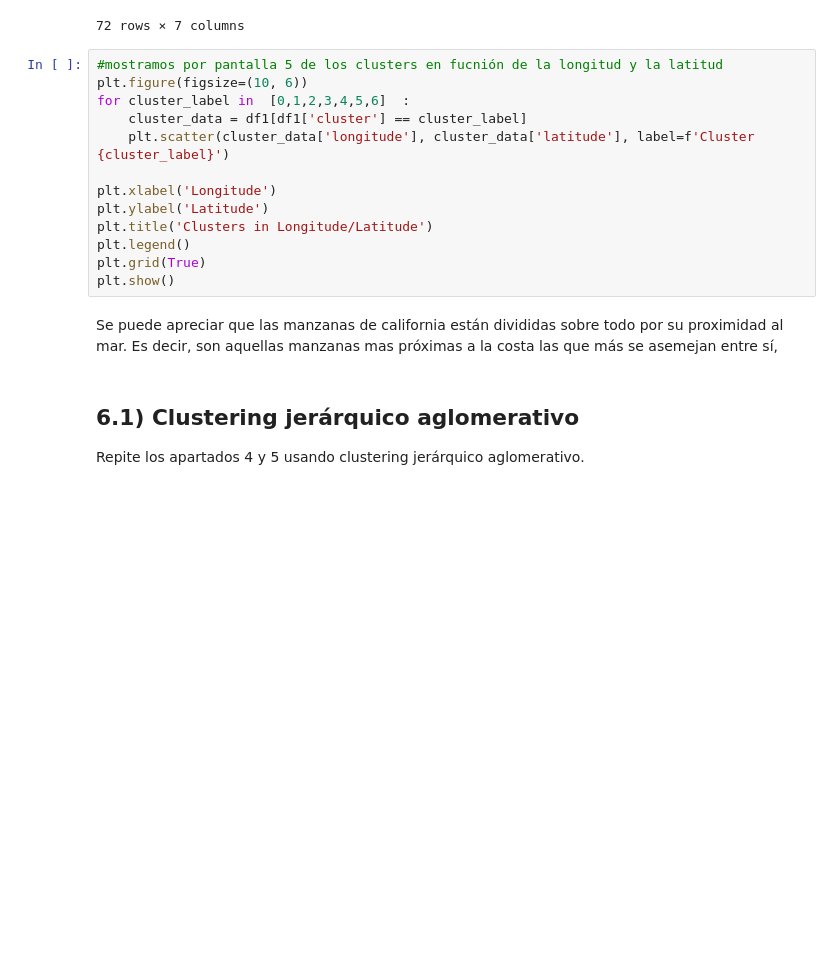
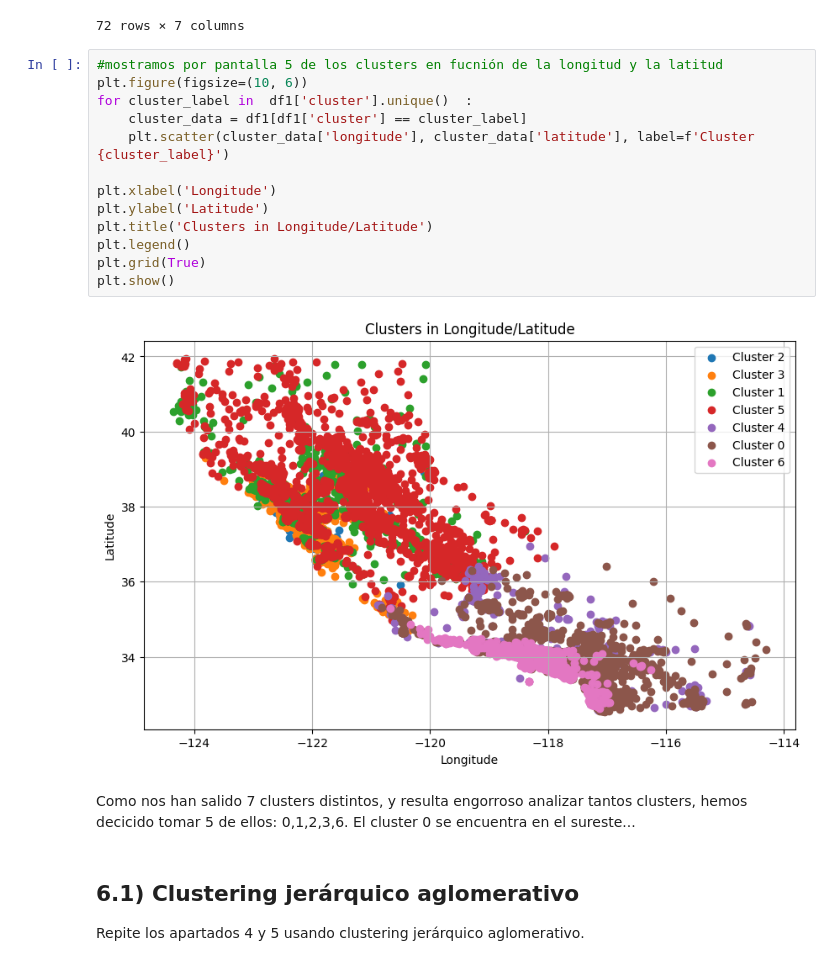
Before and after one commit to MarioCalvarro/practicasIA, a Jupyter notebook: P2_clustering_enunciado_2324.ipynb, the cells around one changed output. Drawn from its saved outputs; the diff is of its cells as text; blank space fills up the shorter version.

```diff
--- a/P2_clustering_enunciado_2324.ipynb
+++ b/P2_clustering_enunciado_2324.ipynb
@@ -343,18 +343,20 @@ The default value of `n_init` will change from 10 to 'auto' in 1.4. Set the valu
 # %%
 #mostramos por pantalla 5 de los clusters en fucnión de la longitud y la latitud
 plt.figure(figsize=(10, 6))
-for cluster_label in  [0,1,2,3,4,5,6]  :
+for cluster_label in  df1['cluster'].unique()  :
     cluster_data = df1[df1['cluster'] == cluster_label]
     plt.scatter(cluster_data['longitude'], cluster_data['latitude'], label=f'Cluster {cluster_label}')
 
 plt.xlabel('Longitude')
 plt.ylabel('Latitude')
 plt.title('Clusters in Longitude/Latitude')
 plt.legend()
 plt.grid(True)
 plt.show()
+# %% [output]
+[figure, added]
-# %% [markdown]
-Se puede apreciar que las manzanas de california están divididas sobre todo por su proximidad al mar. Es decir, son aquellas manzanas mas próximas a la costa las que más se asemejan entre sí,
+# %% [markdown]
+Como nos han salido 7 clusters distintos, y resulta engorroso analizar tantos clusters, hemos decicido tomar 5 de ellos: 0,1,2,3,6. El cluster 0 se encuentra en el sureste...
 # %% [markdown]
 ## 6.1) Clustering jerárquico aglomerativo
 Repite los apartados 4 y 5 usando clustering jerárquico aglomerativo.
```
Also changed, not shown: parts of 6 cells of this notebook.
